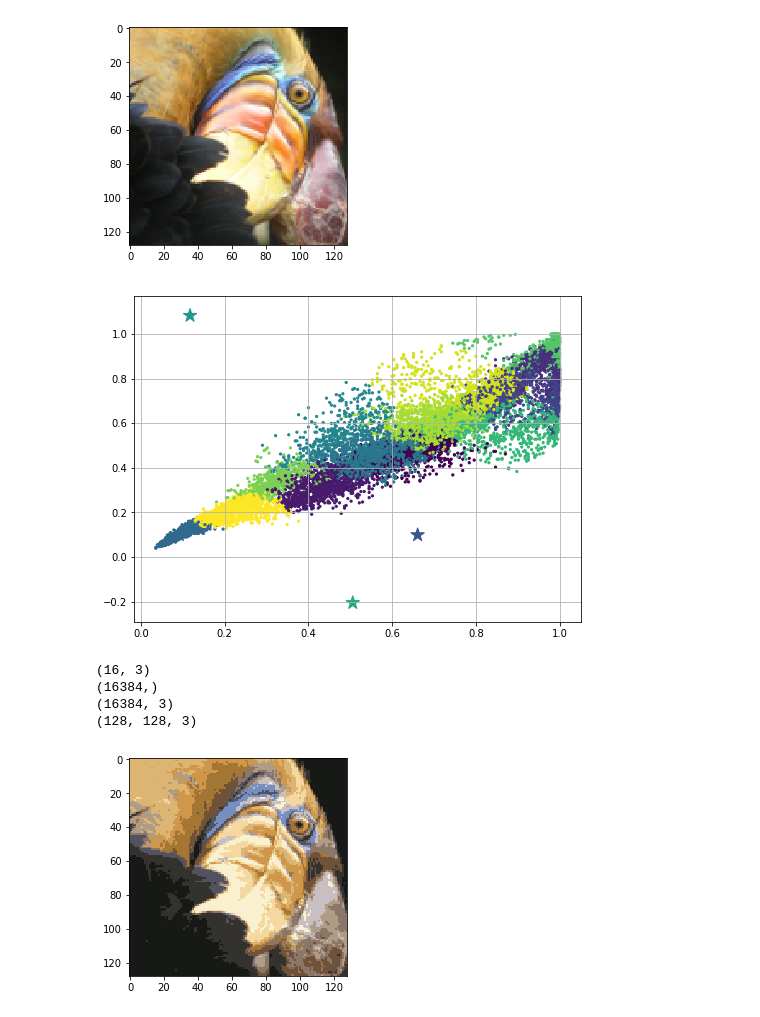
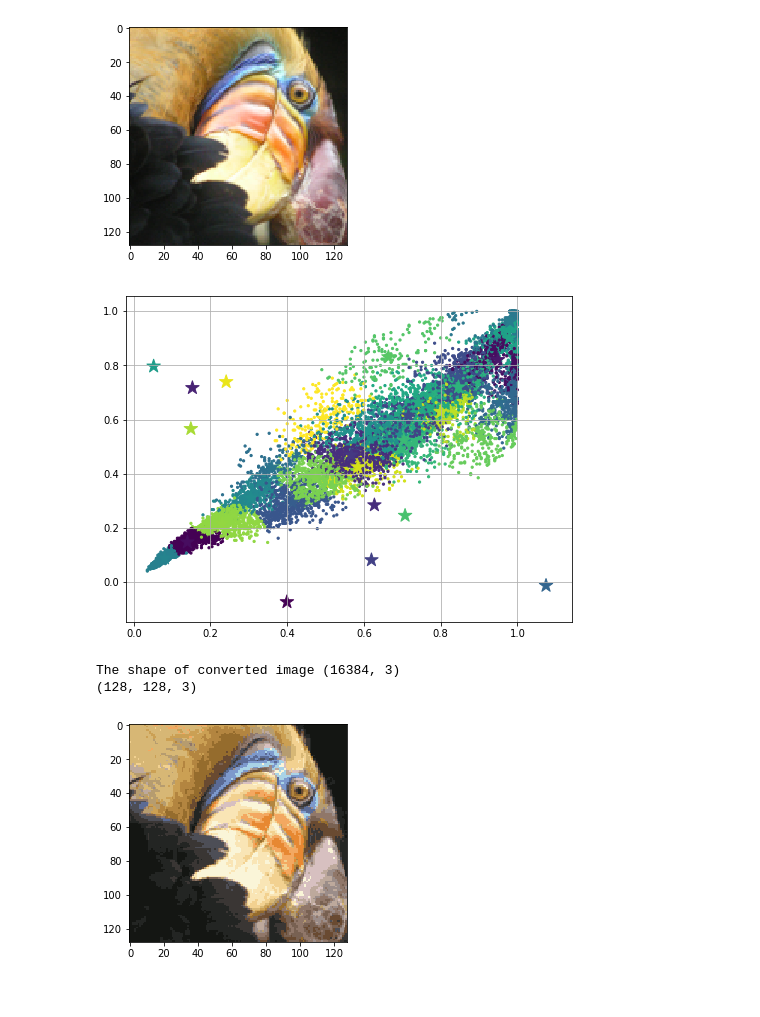
Before and after one commit to finnthedawg/ml_kmeans, a Jupyter notebook: k_means.ipynb, the cells around one changed output. Cells and saved outputs as stored; diff of their text form; code cells hidden in the pictures.

```diff
--- a/k_means.ipynb
+++ b/k_means.ipynb
@@ -188,30 +186,24 @@ Reshaped to (16384, 3)
 [figure]
 # %%
 #We can use our k-means module to compress this image.
-kmeans = Kmeans(n_clusters = 16)
+kmeans = Kmeans(n_clusters = 32)
 kmeans.fit(image)
 kmeans.plot() #See how the centroids are classifying the distribution of color.
 # %% [output]
-[figure, old version]
+[figure, new version]
 # %%
-#We now need to assi
-#img128=colors.centroids[colors.labels]`
-print(kmeans.centroids.shape)
-print(kmeans.labels.shape)
 #Convert the pixel labels back to centroid values.
 converted_img = kmeans.centroids[kmeans.labels]
-print(converted_img.shape)
+print("The shape of converted image" ,converted_img.shape)
 #Reshape back to the original shape
 converted_img = converted_img.reshape(old_shape)
 print(converted_img.shape)
 # %% [output]
-(16, 3)
-(16384,)
-(16384, 3)
+The shape of converted image (16384, 3)
 (128, 128, 3)
 # %%
 #Now we can save the image
 plt.imshow(converted_img)
 plt.imsave("./compressed_bird.png",  converted_img)
 # %% [output]
-[figure, old version]
+[figure, new version]
```
Also changed, not shown: parts of 6 cells of this notebook, 1 other file.
